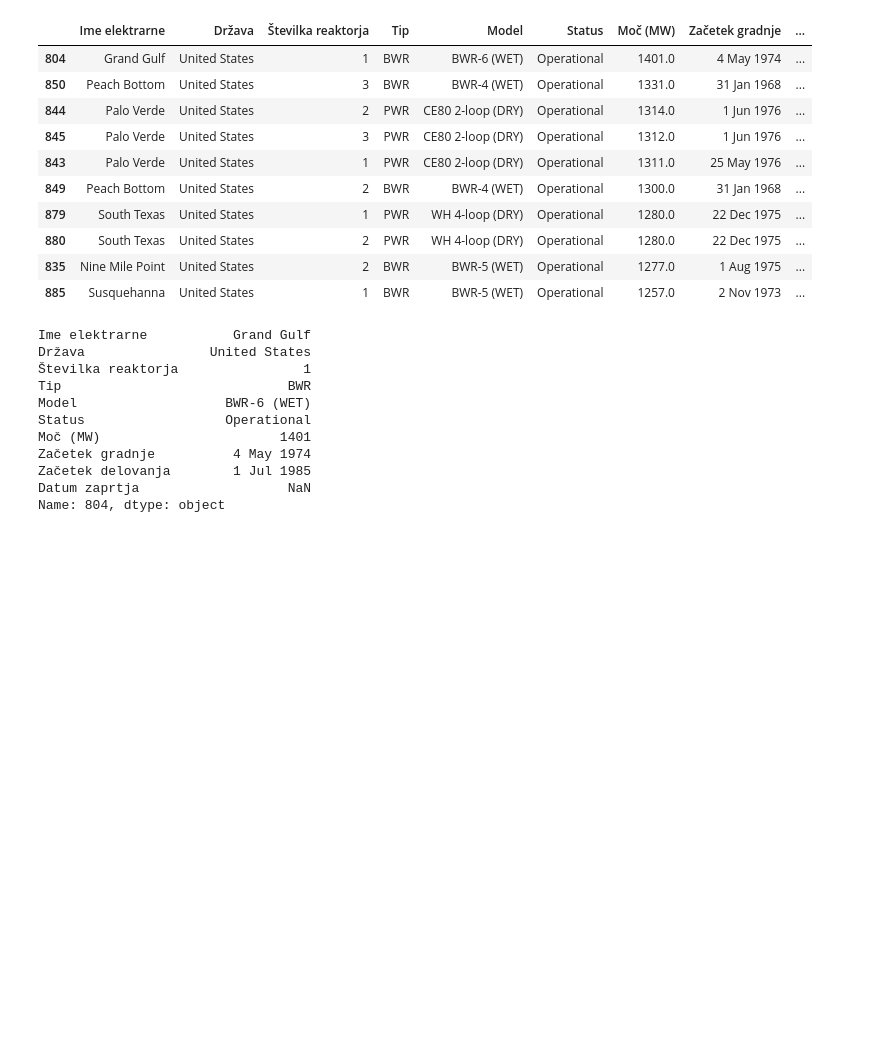
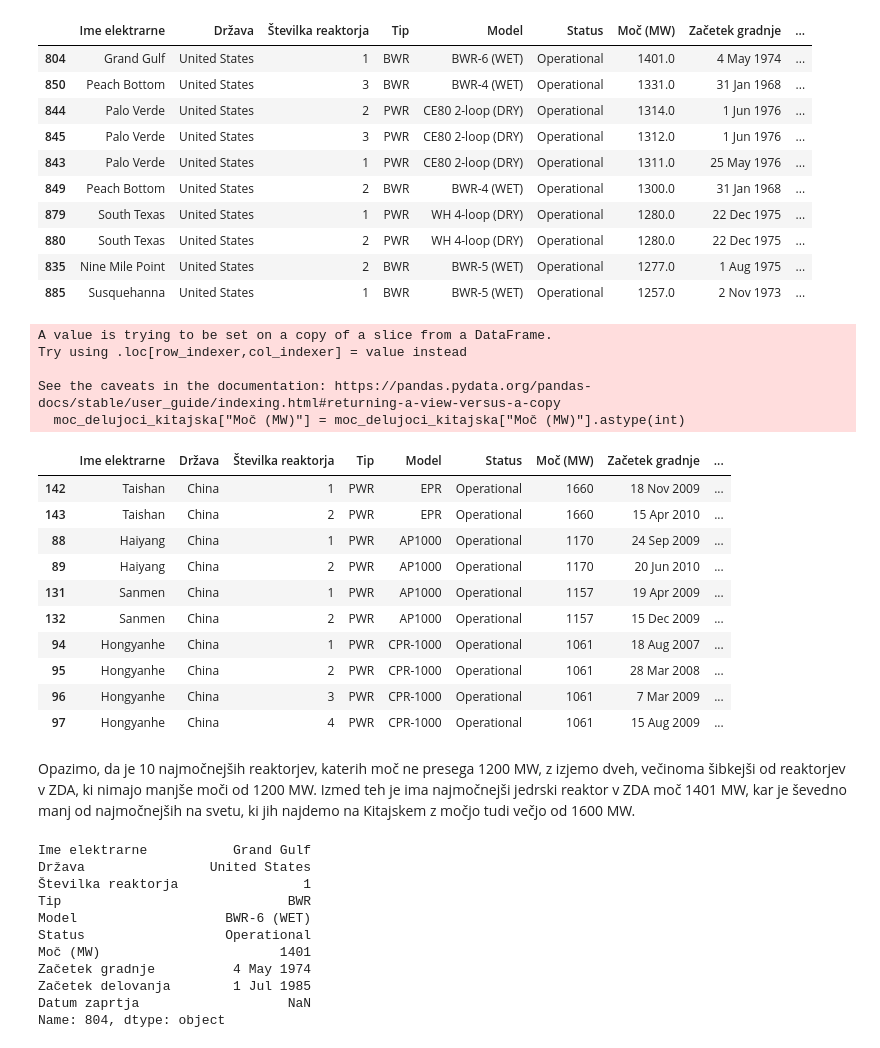
Before and after one commit to aljagombac/analiza-jedrskih-reaktorjev-in-nesrec, a Jupyter notebook: analiza/reaktoji_nesrece.ipynb, the cells around one changed output. Cells and saved outputs as stored; diff of their text form; code cells hidden in the pictures; blank space fills up the shorter version.

```diff
--- a/analiza/reaktoji_nesrece.ipynb
+++ b/analiza/reaktoji_nesrece.ipynb
@@ -379,6 +432,30 @@ See the caveats in the documentation: https://pandas.pydata.org/pandas-docs/stab
 | 880 | South Texas | United States | 2 | PWR | WH 4-loop (DRY) | Operational | 1280.0 | 22 Dec 1975 | ... |
 | 835 | Nine Mile Point | United States | 2 | BWR | BWR-5 (WET) | Operational | 1277.0 | 1 Aug 1975 | ... |
 | 885 | Susquehanna | United States | 1 | BWR | BWR-5 (WET) | Operational | 1257.0 | 2 Nov 1973 | ... |
+# %%
+moc_delujoci_kitajska["Moč (MW)"] = moc_delujoci_kitajska["Moč (MW)"].astype(int)
+
+display(moc_delujoci_kitajska.nlargest(10, "Moč (MW)"))
+# %% [output]
+A value is trying to be set on a copy of a slice from a DataFrame.
+Try using .loc[row_indexer,col_indexer] = value instead
+
+See the caveats in the documentation: https://pandas.pydata.org/pandas-docs/stable/user_guide/indexing.html#returning-a-view-versus-a-copy
+  moc_delujoci_kitajska["Moč (MW)"] = moc_delujoci_kitajska["Moč (MW)"].astype(int)
+|  | Ime elektrarne | Država | Številka reaktorja | Tip | Model | Status | Moč (MW) | Začetek gradnje | ... |
+| 142 | Taishan | China | 1 | PWR | EPR | Operational | 1660 | 18 Nov 2009 | ... |
+| 143 | Taishan | China | 2 | PWR | EPR | Operational | 1660 | 15 Apr 2010 | ... |
+| 88 | Haiyang | China | 1 | PWR | AP1000 | Operational | 1170 | 24 Sep 2009 | ... |
+| 89 | Haiyang | China | 2 | PWR | AP1000 | Operational | 1170 | 20 Jun 2010 | ... |
+| 131 | Sanmen | China | 1 | PWR | AP1000 | Operational | 1157 | 19 Apr 2009 | ... |
+| 132 | Sanmen | China | 2 | PWR | AP1000 | Operational | 1157 | 15 Dec 2009 | ... |
+| 94 | Hongyanhe | China | 1 | PWR | CPR-1000 | Operational | 1061 | 18 Aug 2007 | ... |
+| 95 | Hongyanhe | China | 2 | PWR | CPR-1000 | Operational | 1061 | 28 Mar 2008 | ... |
+| 96 | Hongyanhe | China | 3 | PWR | CPR-1000 | Operational | 1061 | 7 Mar 2009 | ... |
+| 97 | Hongyanhe | China | 4 | PWR | CPR-1000 | Operational | 1061 | 15 Aug 2009 | ... |
+# %% [markdown]
+Opazimo, da je 10 najmočnejših reaktorjev, katerih moč ne presega 1200 MW, z izjemo dveh, večinoma šibkejši od reaktorjev v ZDA, ki nimajo manjše moči od 1200 MW.
+Izmed teh je ima najmočnejši jedrski reaktor v ZDA moč 1401 MW, kar je ševedno manj od najmočnejših na svetu, ki jih najdemo na Kitajskem z močjo tudi večjo od 1600 MW.
 # %%
 najmocnejsi = moc_delujoci_zda["Moč (MW)"].astype(float).idxmax()
 
```
Also changed, not shown: parts of 39 cells of this notebook, 1 other file.
